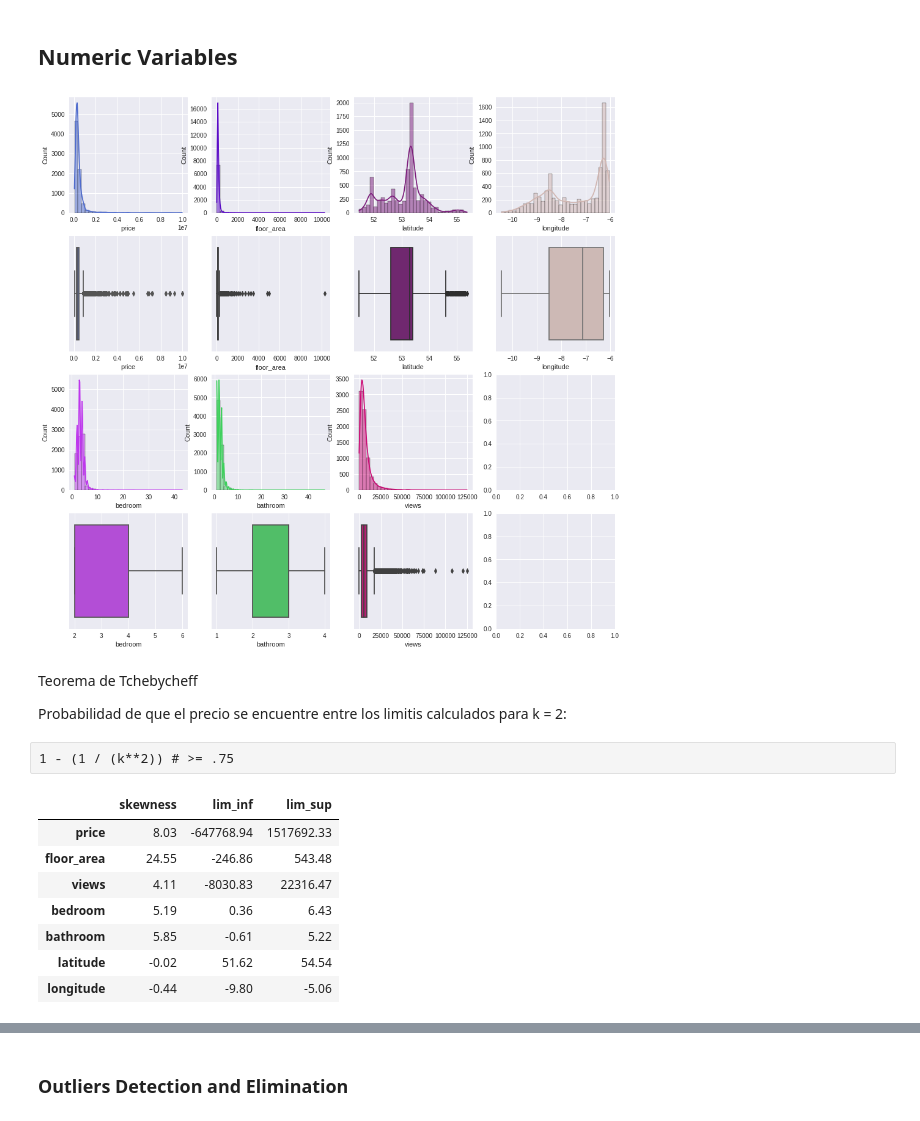
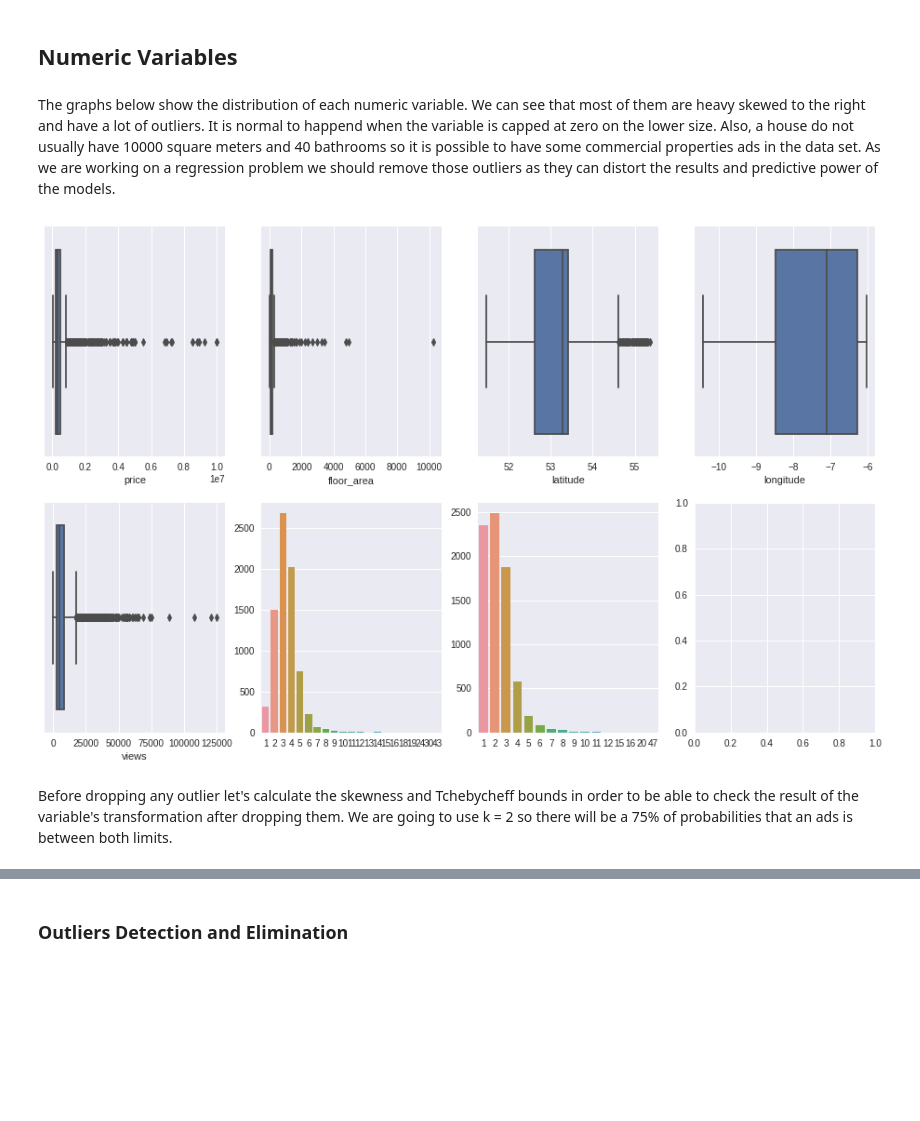
Before and after one commit to javiicc/Identifying_Potential_Investment_Opportunities_In_The_Irish_Real_Estate_Market_Using_MachineLearning, a Jupyter notebook: Data_Analysis.ipynb, the cells around one changed output, grey strips where cells are left out. Cells and saved outputs as stored; diff of their text form; code cells hidden in the pictures; blank space fills up the shorter version.

```diff
--- a/Data_Analysis.ipynb
+++ b/Data_Analysis.ipynb
@@ -497,62 +498,32 @@ mean_floor_area_cork_by_side.unstack().plot(y='floor_area', kind='bar', stacked=
 # Distributions
 # %% [markdown]
 ## Numeric Variables
+# %% [markdown]
+The graphs below show the distribution of each numeric variable. We can see that most of them are heavy skewed to the right and have a lot of outliers. It is normal to happend when the variable is capped at zero on the lower size. Also, a house do not usually have 10000 square meters and 40 bathrooms so it is possible to have some commercial properties ads in the data set. As we are working on a regression problem we should remove those outliers as they can distort the results and predictive power of the models.
 # %%
-fig, axs = plt.subplots(4, 4, figsize=(16, 16))
+fig, axs = plt.subplots(2, 4, figsize=(16, 10))
 
-features = ['price', 'floor_area', 'latitude', 'longitude', 'bedroom', 'bathroom', 'views']
-# Generates 7 random colors
-random.seed(7)
-colors = ["#" + ''.join([random.choice('ABCDEF0123456789') for i in range(6)]) for j in range(7)]
+features = ['price', 'floor_area', 'latitude', 'longitude', 'views', 'bedroom', 'bathroom']
 
-# The below variables will be useful to provide the right axis
-count = 0
-row_hist = 0
-row_boxp = 1
+i = 0
+row = 0
 column = 0
 
-for feature, color in zip(features, colors):
-    if count >= 4:
-        row_hist = 2
-        row_boxp = 3
+for feature in features:
+    if i == 4:
+        row = 1
+        column = 0
 
-    sns.histplot(data=sale[feature], kde=True, bins=30, color=color,
-                 ax=axs[row_hist, column])
-    sns.boxplot(data=sale[feature], x=sale[feature], color=color,
-                ax=axs[row_boxp, column])
-
-    if column == 3:
-        column = -1
-
-    count += 1
+    if (feature != 'bedroom') and (feature != 'bathroom'):
+        sns.boxplot(data=sale[feature], x=sale[feature],
+                    ax=axs[row, column])
+    else:
+        sns.barplot(x=sale[feature].value_counts().index,
+                    y=sale[feature].value_counts().values,
+                    ax=axs[row, column]);
+    i += 1
     column += 1
 # %% [output]
-[figure, old version]
+[figure, new version]
 # %% [markdown]
-Teorema de Tchebycheff
-
-Probabilidad de que el precio se encuentre entre los limitis calculados para k = 2:
+Before dropping any outlier let's calculate the skewness and Tchebycheff bounds in order to be able to check the result of the variable's transformation after dropping them. We are going to use k = 2 so there will be a 75% of probabilities that an ads is between both limits.
-# %% [raw]
-1 - (1 / (k**2)) # >= .75
-# %%
-numeric_features = ['price', 'floor_area', 'views', 'bedroom', 'bathroom',
-             'latitude', 'longitude']
-k = 2
-
-skew_before_drop_out = sale[numeric_features].skew()
-lim_inf = sale[numeric_features].mean() - (k * sale[numeric_features].std())
-lim_sup = sale[numeric_features].mean() + (k * sale[numeric_features].std())
-
-pd.DataFrame({'skewness': skew_before_drop_out,
-              'lim_inf': lim_inf,
-              'lim_sup': lim_sup
-             })
-# %% [output]
-|  | skewness | lim_inf | lim_sup |
-| price | 8.03 | -647768.94 | 1517692.33 |
-| floor_area | 24.55 | -246.86 | 543.48 |
-| views | 4.11 | -8030.83 | 22316.47 |
-| bedroom | 5.19 | 0.36 | 6.43 |
-| bathroom | 5.85 | -0.61 | 5.22 |
-| latitude | -0.02 | 51.62 | 54.54 |
-| longitude | -0.44 | -9.80 | -5.06 |
```
Also changed, not shown: parts of 65 cells of this notebook, 1 other file.
